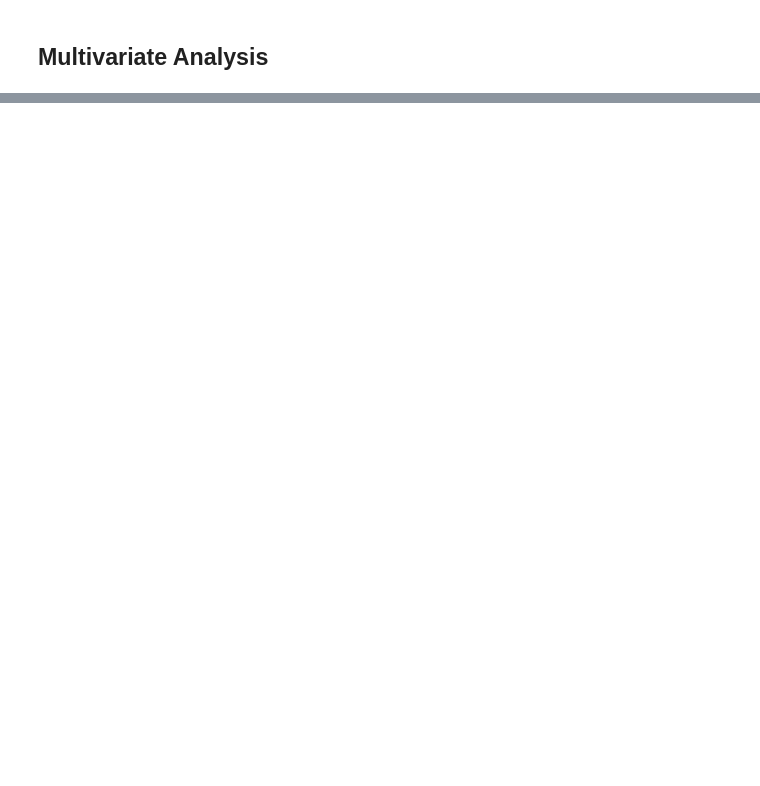
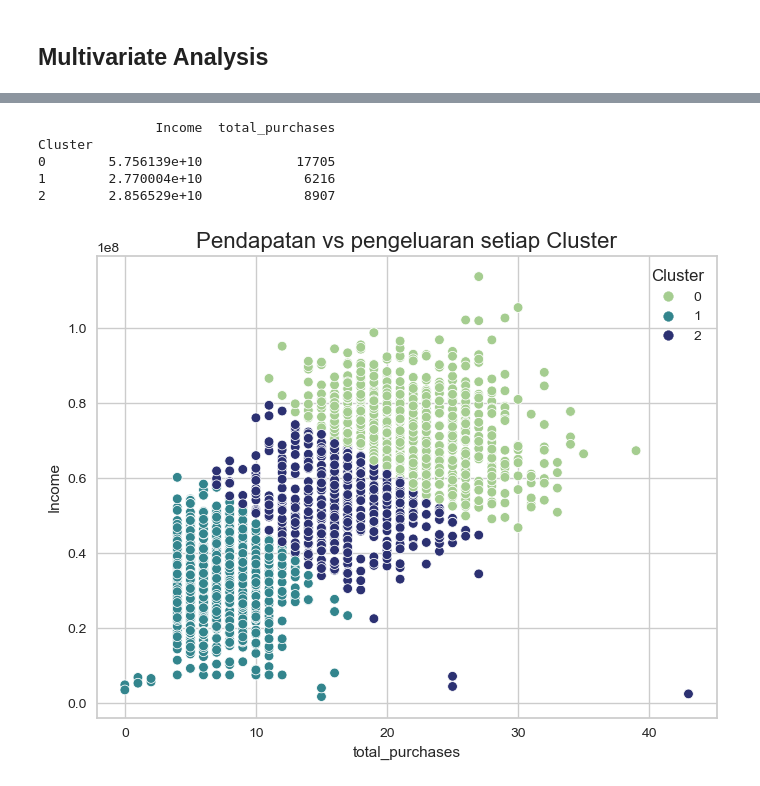
Before and after one commit to LimatanL/Predict-Customer-Personality-to-Boost-Marketing-Campaign-by-Using-Machine-Learning., a Jupyter notebook: dataset_cr.ipynb, the cells around one changed output, grey strips where cells are left out. Drawn from its saved outputs; the diff is of its cells as text; code cells hidden in the pictures; blank space fills up the shorter version.

```diff
--- a/dataset_cr.ipynb
+++ b/dataset_cr.ipynb
@@ -352,0 +636,12 @@ sns.heatmap(df_eda.corr(), mask=mask, vmin=-1, vmax=1, annot=True, cmap='viridis
+# %%
+print(df_cast.groupby(['Cluster'])[['Income', 'total_purchases']].agg('sum'))
+spentscatter = sns.scatterplot(data=df_cast, x='total_purchases', y='Income', hue='Cluster', palette='crest')
+spentscatter.set_title('Pendapatan vs pengeluaran setiap Cluster', fontsize=16)
+plt.show()
+# %% [output]
+               Income  total_purchases
+Cluster
+0        5.756139e+10            17705
+1        2.770004e+10             6216
+2        2.856529e+10             8907
+[figure, added]
```
Also changed, not shown: parts of 37 cells of this notebook.
